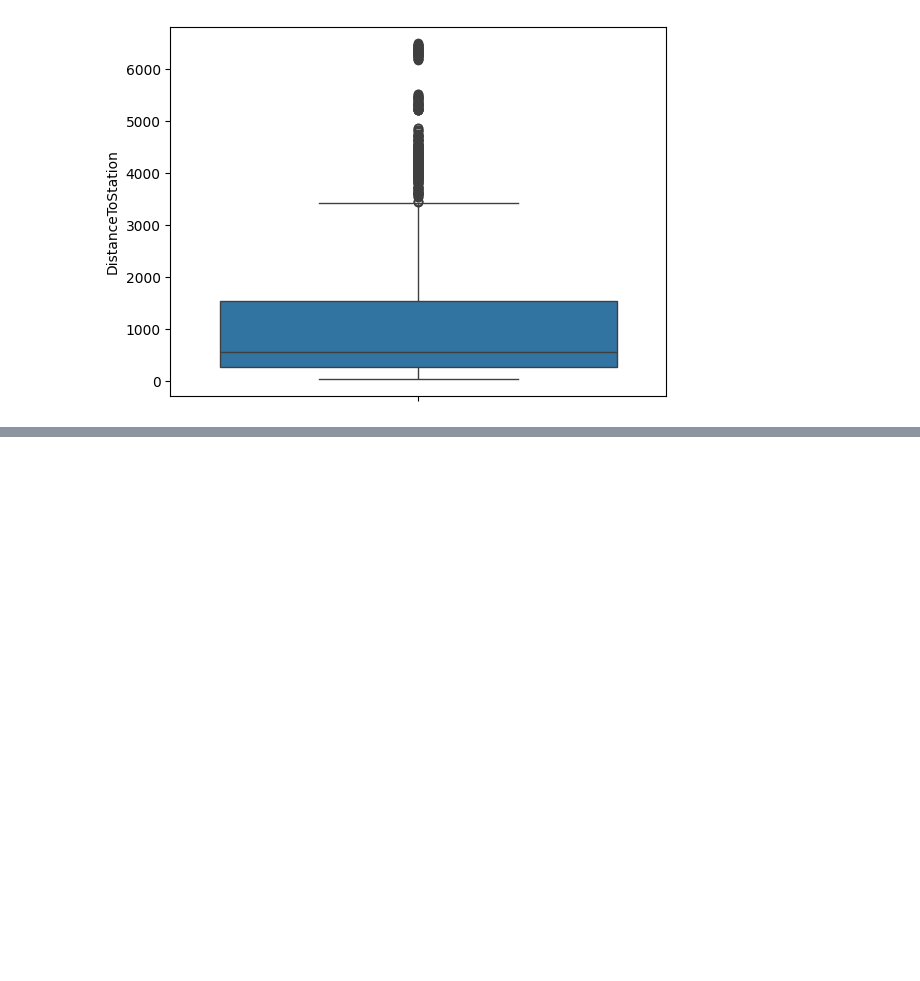
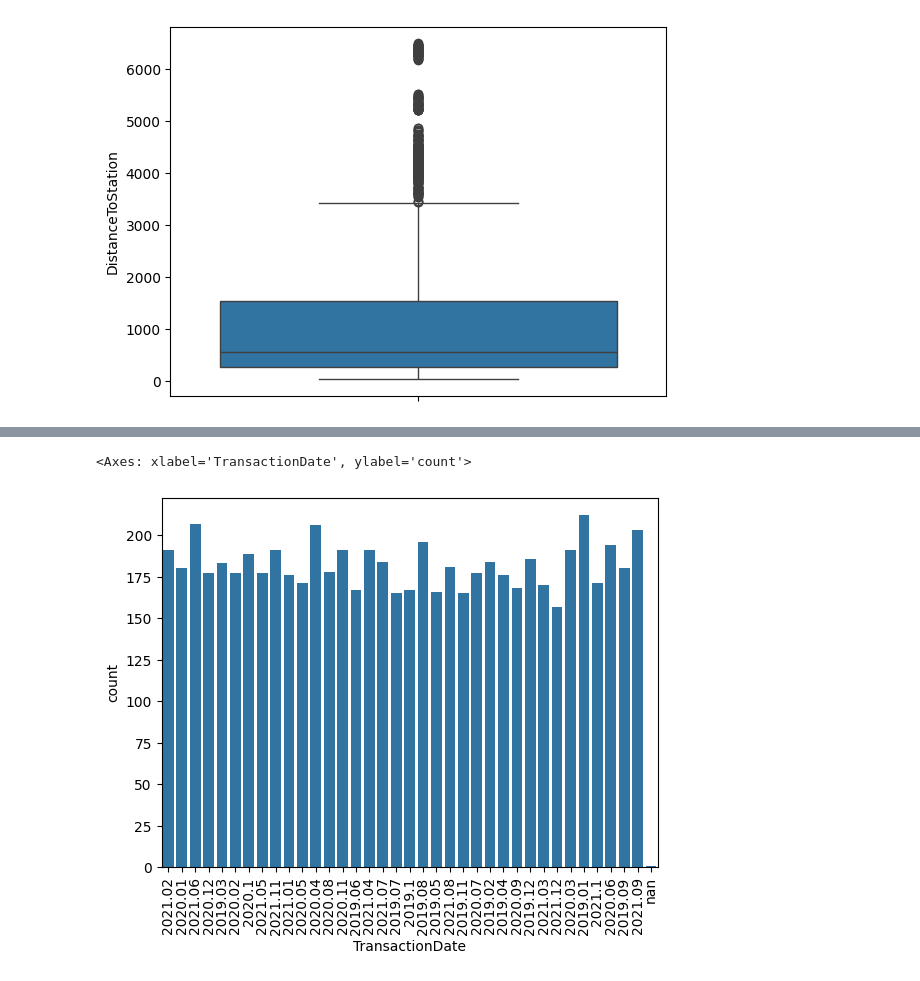
Before and after one commit to Kunal56377/Classes_program, a Jupyter notebook: Project/House Price prediction/regression.ipynb, the cells around one changed output, grey strips where cells are left out. Drawn from its saved outputs; the diff is of its cells as text; code cells hidden in the pictures; blank space fills up the shorter version.

```diff
--- a/Project/House Price prediction/regression.ipynb
+++ b/Project/House Price prediction/regression.ipynb
@@ -235,0 +256,7 @@ sns.boxplot(train['DistanceToStation'])
+# %%
+
+plt.xticks(rotation = 90)
+sns.countplot(x='TransactionDate',data=train)
+# %% [output]
+<Axes: xlabel='TransactionDate', ylabel='count'>
+[figure, added]
```
Also changed, not shown: parts of 19 cells of this notebook.
